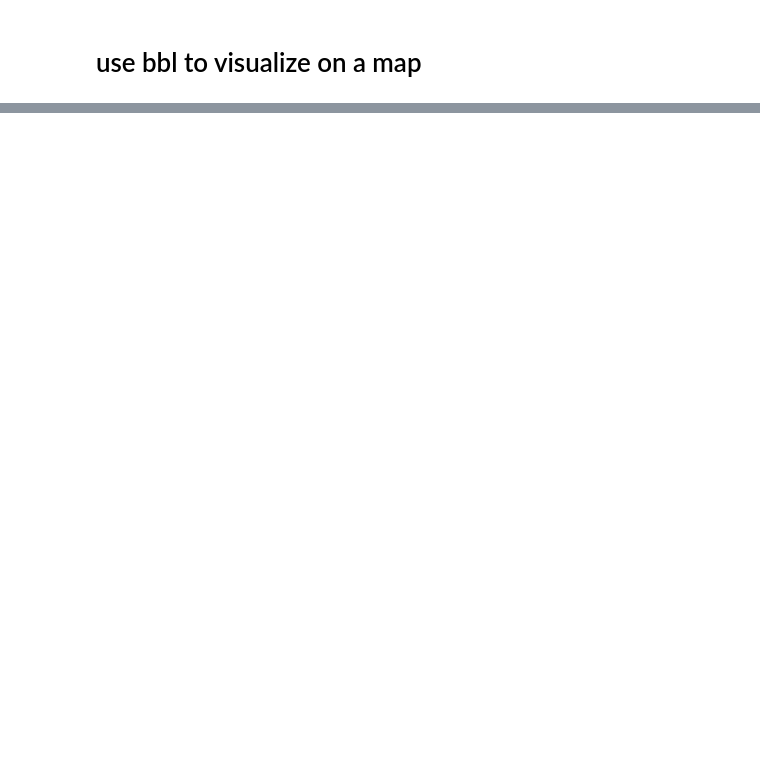
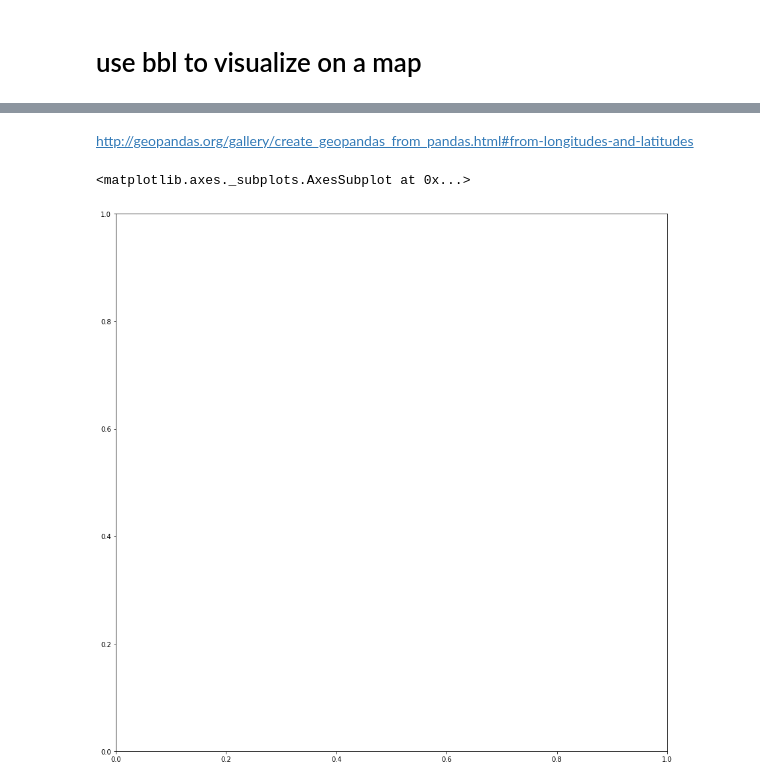
Before and after one commit to cseg-tech/heatseek_nycdb, a Jupyter notebook: Violations_and_Geography.ipynb, the cells around one changed output, grey strips where cells are left out. Drawn from its saved outputs; the diff is of its cells as text; code cells hidden in the pictures; blank space fills up the shorter version.

```diff
--- a/Violations_and_Geography.ipynb
+++ b/Violations_and_Geography.ipynb
@@ -85,0 +152,9 @@ top100_bbl = top100_df['bbl'].unique()
+# %%
+from shapely.geometry import Point
+top100_df['coordinates'] = list(zip(top100_df.longitude, top100_df.latitude))
+# %%
+top100_df['coordinates'] = top100_df['coordinates'].apply(Point)
+# %%
+crs = {'init':'epsg:3857'}
+gdf = geopandas.GeoDataFrame(top100_df, geometry='coordinates')
+gdf
@@ -85,0 +189,9 @@ top100_bbl = top100_df['bbl'].unique()
+# %% [markdown]
+http://geopandas.org/gallery/create_geopandas_from_pandas.html#from-longitudes-and-latitudes
+# %%
+fig.ax = plt.subplots(figsize=(15,15))
+nyc_map.plot(ax=ax, alpha=0.4, color='grey')
+gdf.plot(ax=ax, markersize=20, color='red', marker='o', label='violation')
+# %% [output]
+<matplotlib.axes._subplots.AxesSubplot at 0x...>
+[figure, added]
```
Also changed, not shown: parts of 14 cells of this notebook.
